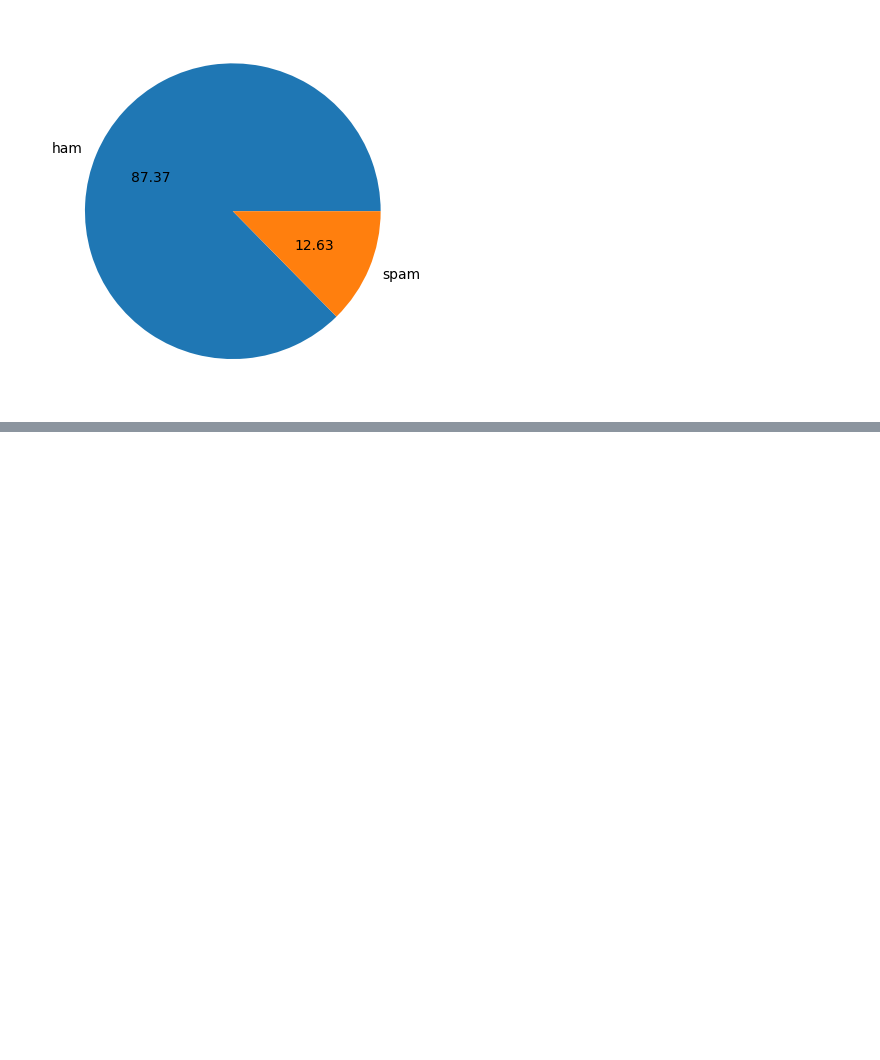
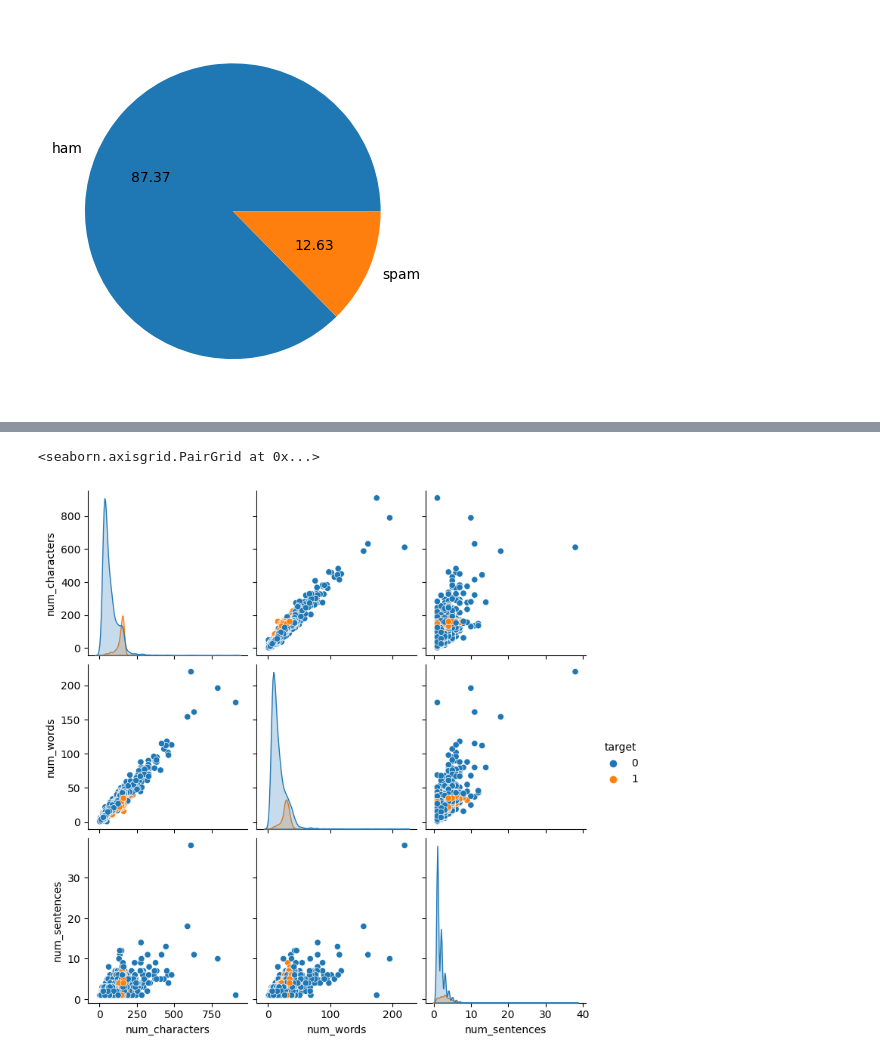
Before and after one commit to JK1Real/Spamclassifier, a Jupyter notebook: Spam Classifier.ipynb, the cells around one changed output, grey strips where cells are left out. Saved outputs shown, nothing was run; the diff lists cells and outputs as text; code cells hidden in the pictures; blank space fills up the shorter version.

```diff
--- a/Spam Classifier.ipynb
+++ b/Spam Classifier.ipynb
@@ -125,0 +248,5 @@ plt.show()
+# %%
+sns.pairplot(data,hue='target')
+# %% [output]
+<seaborn.axisgrid.PairGrid at 0x...>
+[figure, added]
```
Also changed, not shown: parts of 26 cells of this notebook.
